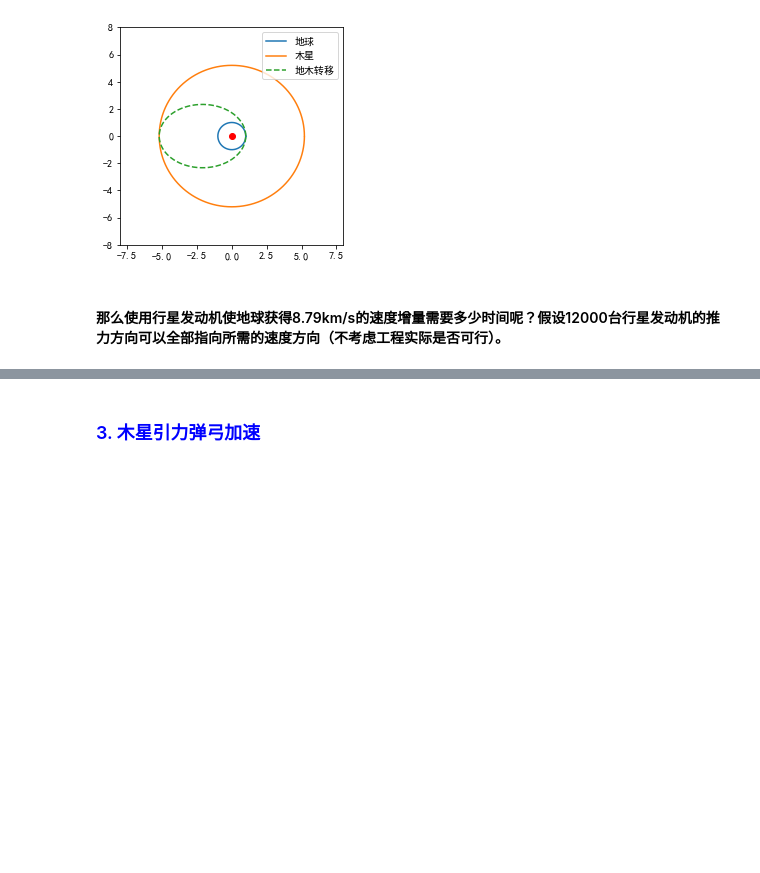
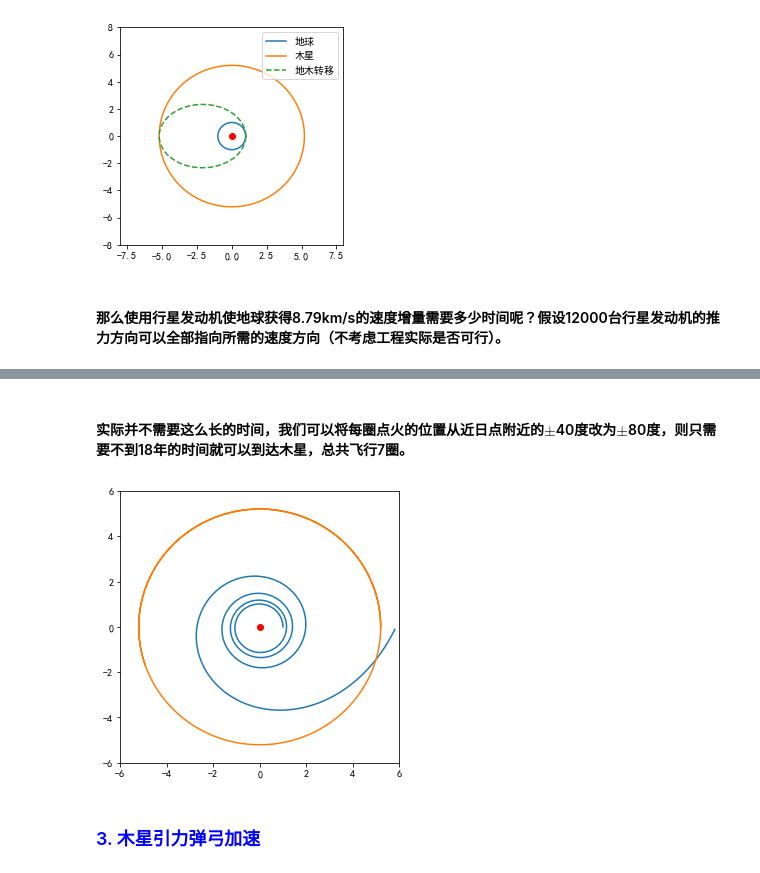
Before and after one commit to panyicast/WonderEarth, a Jupyter notebook: wonderearth.ipynb, the cells around one changed output, grey strips where cells are left out. Cells and saved outputs as stored; diff of their text form; code cells hidden in the pictures; blank space fills up the shorter version.

```diff
--- a/wonderearth.ipynb
+++ b/wonderearth.ipynb
@@ -108,3 +183,22 @@ print('将地球送入木星的转移轨道需要：', t/3600/24/365,'年')
+# %% [markdown]
+#### 实际并不需要这么长的时间，我们可以将每圈点火的位置从近日点附近的$\pm$40度改为$\pm$80度，则只需要不到18年的时间就可以到达木星，总共飞行7圈。
+# %%
+k = pi/180
+kt = 10
+year = 3600*24*365
+t = np.linspace(0, year*kt, 30000)
+x0 = np.array([ Res, 0, 0, Ve])
+plt.figure(figsize=(5,5))
+Fall = Fp*0.4*6000
+y = odeint(ToJupiter,x0,t,args = (360*k,Fall))
+plot(y[:,0]/AU,y[:,1]/AU)
+t=np.arange(560)*pi/180
+plt.plot(Rjs*cos(t)/AU, Rjs*sin(t)/AU, label='木星')
+plt.xlim([-6,6])
+plt.ylim([-6,6])
+plt.plot(0,0,'ro');
+# %% [output]
+[figure, added]
 # %% [markdown]
 ###  <font color=blue>3. 木星引力弹弓加速</font>
 # %% [markdown]
```
Also changed, not shown: parts of 17 cells of this notebook.
